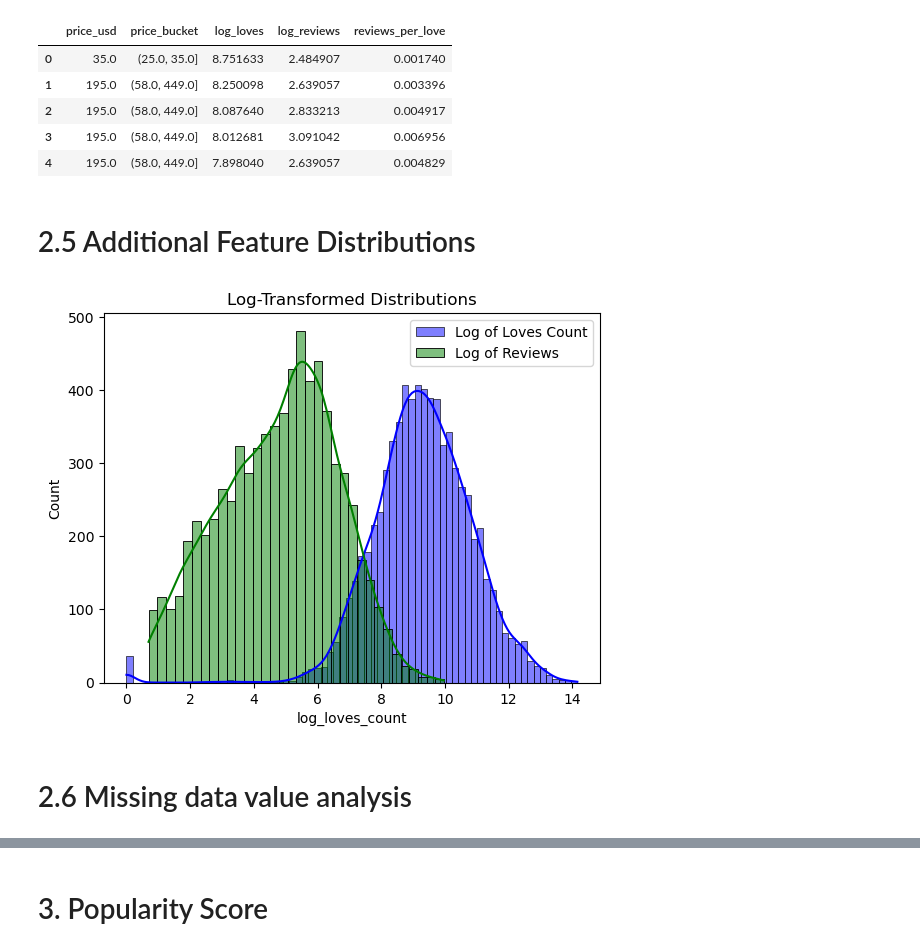
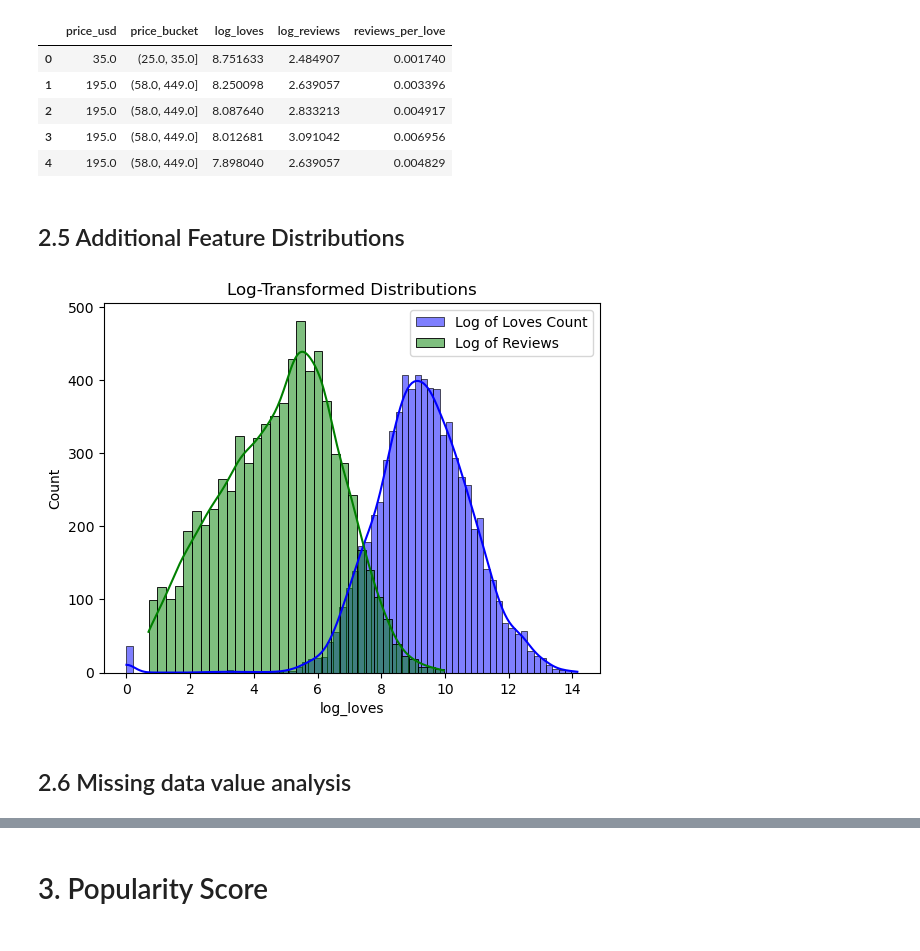
Before and after one commit to juliaaaloopez/visual_analytics_final_project, a Jupyter notebook: EDA.ipynb, the cells around one changed output, grey strips where cells are left out. Cells and saved outputs as stored; diff of their text form; code cells hidden in the pictures.

```diff
--- a/EDA.ipynb
+++ b/EDA.ipynb
@@ -298,7 +298,7 @@ We kick off with a quick dataset sanity check before the deeper engagement diagn
 # %% [markdown]
 ## 2.0 Basic overview
 # %%
-DATA_PATH = "products_final.csv"
+DATA_PATH = "data/products_final.csv"
 df = pd.read_csv(DATA_PATH)
 
 print("Shape:", df.shape)
@@ -532,17 +533,17 @@ feature_preview
 | 3 | 195.0 | (58.0, 449.0] | 8.012681 | 3.091042 | 0.006956 |
 | 4 | 195.0 | (58.0, 449.0] | 7.898040 | 2.639057 | 0.004829 |
 # %% [markdown]
-# 2.5 Additional Feature Distributions
+## 2.5 Additional Feature Distributions
 # %%
-sns.histplot(df['log_loves_count'], kde=True, color='blue', label='Log of Loves Count')
+sns.histplot(df['log_loves'], kde=True, color='blue', label='Log of Loves Count')
 sns.histplot(df['log_reviews'], kde=True, color='green', label='Log of Reviews')
 plt.legend()
 plt.title('Log-Transformed Distributions')
 plt.show()
 # %% [output]
-[figure, old version]
+[figure, new version]
 # %% [markdown]
-# 2.6 Missing data value analysis
+## 2.6 Missing data value analysis
 # %%
 sns.heatmap(df.isnull(), cbar=False, cmap='viridis')
 plt.title('Missing Data Heatmap')
```
Also changed, not shown: parts of 16 cells of this notebook, 13 other files.
